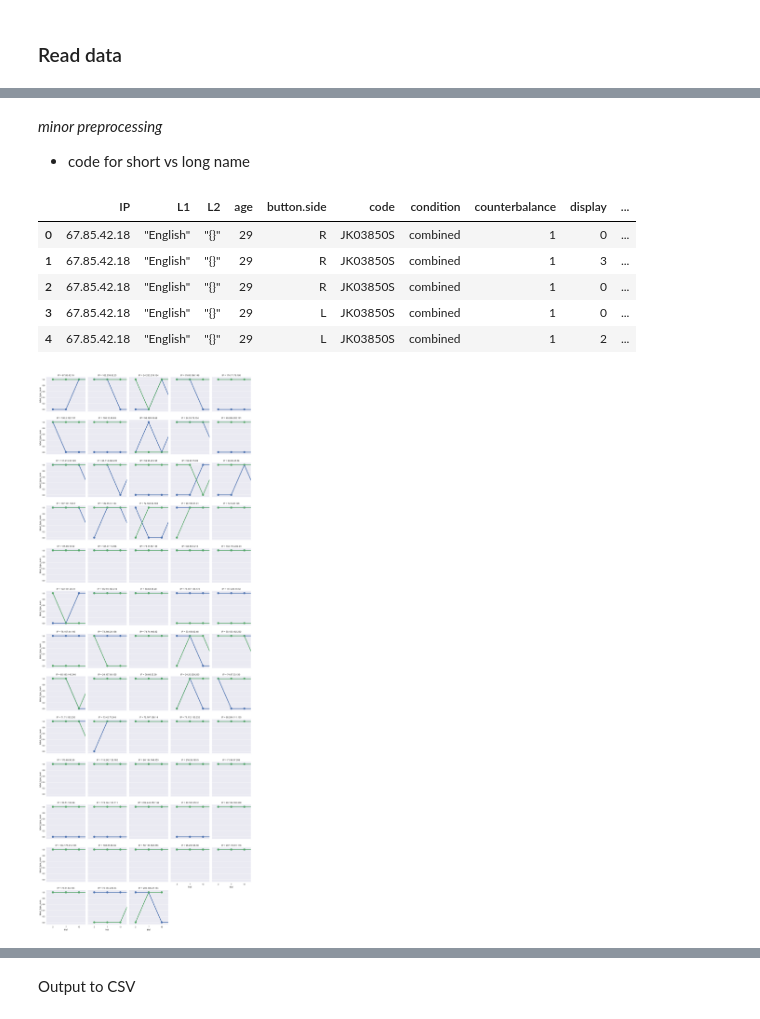
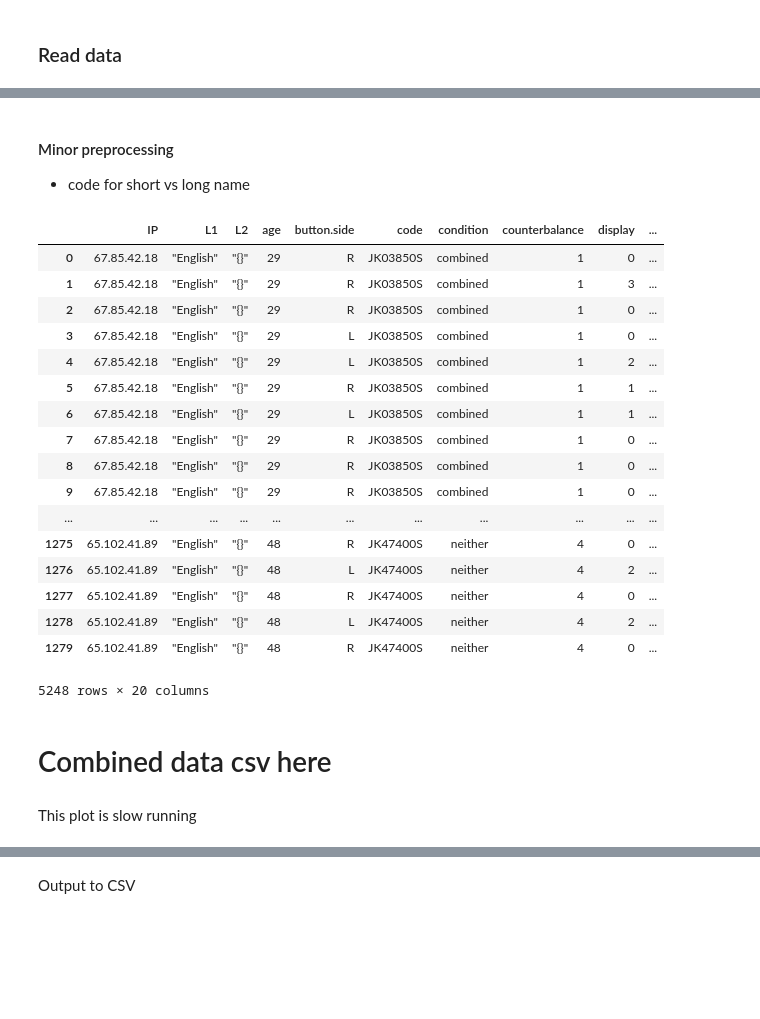
Before and after one commit to benpeloquin7/kanwal-2017-modeling, a Jupyter notebook: preprocessing/analysis.ipynb, the cells around one changed output, grey strips where cells are left out. Saved outputs shown, nothing was run; the diff lists cells and outputs as text; code cells hidden in the pictures; blank space fills up the shorter version.

```diff
--- a/preprocessing/analysis.ipynb
+++ b/preprocessing/analysis.ipynb
@@ -54,7 +60,7 @@ def file2df(f_path, condition):
     df['condition'] = condition
     return df
 # %%
-dir_path = '../kanwal-et-al-2017-materials/kanwal-jasmeen-2017-data/'
+dir_path = '../materials/kanwal-jasmeen-2017-data/'
 f_combined_path = os.path.join(dir_path, "data_dyad_all_R_dem.csv")
 f_accuracy_path = os.path.join(dir_path, "data_partner_only_all_R_dem.csv")
 f_time_path =     os.path.join(dir_path, "data_time_only_R_dem.csv")
@@ -64,6 +70,8 @@ df_combined = file2df(f_combined_path, 'combined')
 df_accuracy = file2df(f_accuracy_path, 'accuracy')
 df_time =     file2df(f_time_path, 'time')
 df_neither =  file2df(f_neither_path, 'neither')
+# Columns match
+assert all(df_combined.columns == df_accuracy.columns) and all(df_time.columns == df_neither.columns)
 
 df_agg = df_combined.append(df_accuracy.append(df_time.append(df_neither)))
 df_agg['trial'] = df_agg['trial'].apply(lambda x: int(x))
@@ -71,5 +87,4 @@ df_agg['display'] = df_agg['display'].apply(lambda x: int(x))
 # %% [markdown]
-*minor preprocessing*
-
+#### Minor preprocessing
 * code for short vs long name
 # %%
@@ -86,13 +99,27 @@ df_agg['display_type'] = df_agg['display'].apply(lambda x: 'frequent' if x < 2 e
 # %%
-df_agg.head()
+df_agg
 # %% [output]
 |  | IP | L1 | L2 | age | button.side | code | condition | counterbalance | display | ... |
 | 0 | 67.85.42.18 | "English" | "{}" | 29 | R | JK03850S | combined | 1 | 0 | ... |
 | 1 | 67.85.42.18 | "English" | "{}" | 29 | R | JK03850S | combined | 1 | 3 | ... |
 | 2 | 67.85.42.18 | "English" | "{}" | 29 | R | JK03850S | combined | 1 | 0 | ... |
 | 3 | 67.85.42.18 | "English" | "{}" | 29 | L | JK03850S | combined | 1 | 0 | ... |
 | 4 | 67.85.42.18 | "English" | "{}" | 29 | L | JK03850S | combined | 1 | 2 | ... |
+| 5 | 67.85.42.18 | "English" | "{}" | 29 | R | JK03850S | combined | 1 | 1 | ... |
+| 6 | 67.85.42.18 | "English" | "{}" | 29 | L | JK03850S | combined | 1 | 1 | ... |
+| 7 | 67.85.42.18 | "English" | "{}" | 29 | R | JK03850S | combined | 1 | 0 | ... |
+| 8 | 67.85.42.18 | "English" | "{}" | 29 | R | JK03850S | combined | 1 | 0 | ... |
+| 9 | 67.85.42.18 | "English" | "{}" | 29 | R | JK03850S | combined | 1 | 0 | ... |
+| ... | ... | ... | ... | ... | ... | ... | ... | ... | ... | ... |
+| 1275 | 65.102.41.89 | "English" | "{}" | 48 | R | JK47400S | neither | 4 | 0 | ... |
+| 1276 | 65.102.41.89 | "English" | "{}" | 48 | L | JK47400S | neither | 4 | 2 | ... |
+| 1277 | 65.102.41.89 | "English" | "{}" | 48 | R | JK47400S | neither | 4 | 0 | ... |
+| 1278 | 65.102.41.89 | "English" | "{}" | 48 | L | JK47400S | neither | 4 | 2 | ... |
+| 1279 | 65.102.41.89 | "English" | "{}" | 48 | R | JK47400S | neither | 4 | 0 | ... |
+5248 rows × 20 columns
 # %%
 df_agg['display_type_num'] = df_agg.apply(lambda x: 0 if x.display_type == 'frequent' else 1, axis=1)
 df_agg['label_type_num'] = df_agg.apply(lambda x: 0 if x.label_type == 'short' else 1, axis=1)
+# %% [markdown]
+# Combined data csv here
 # %%
@@ -100,8 +127,8 @@ df_agg.to_csv("../data/df_agg.csv")
+# %% [markdown]
+This plot is slow running
 # %%
 IP = '73.246.28.166'
 IP = '108.196.136.202'
 p0 = sns.FacetGrid(col='IP', col_wrap=5, hue='display_type_num', data=df_agg.head(n=2000))
 p0 = p0.map(sns.pointplot, "trial", "label_type_num", alpha=0.5)
 # sns.pointplot(x='trial', y='label_type_num', hue='display_type', data=df_agg[df_agg['IP']==IP])
-# %% [output]
-[figure, removed]
```
Also changed, not shown: parts of 17 cells of this notebook, 3 other files.
